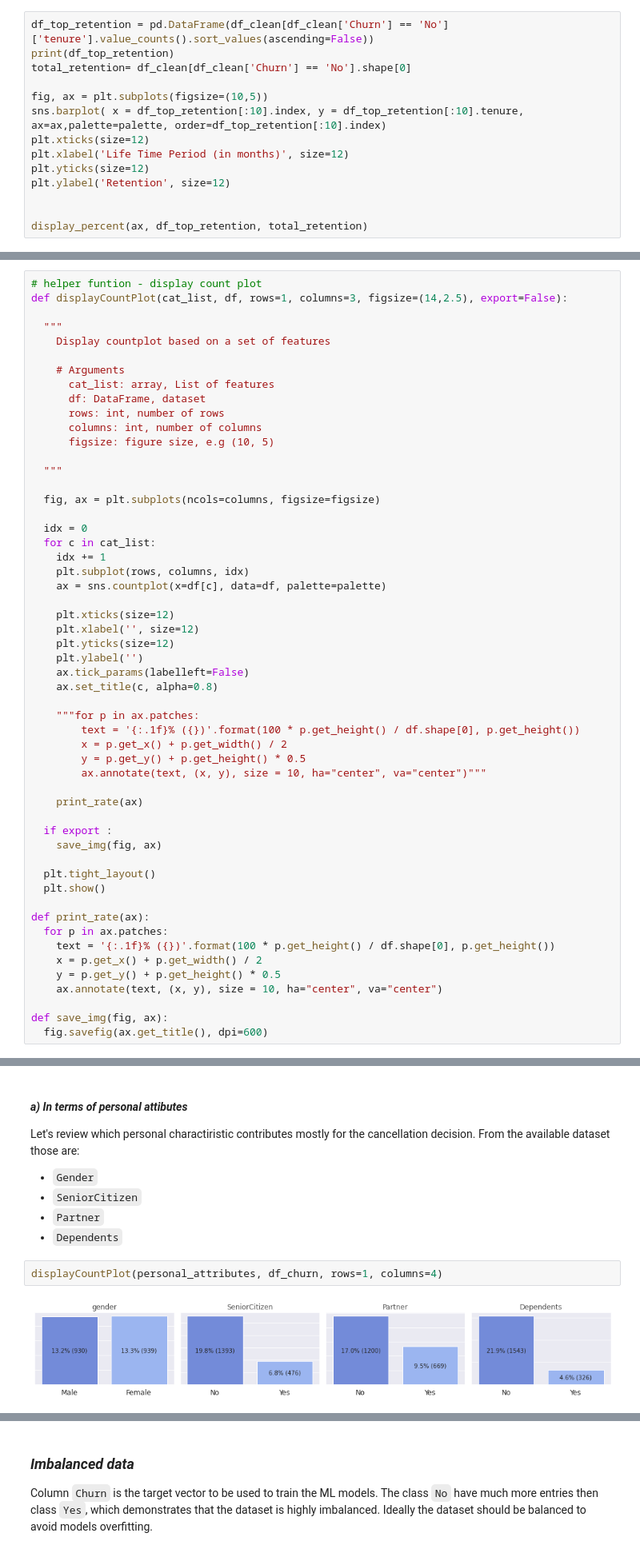
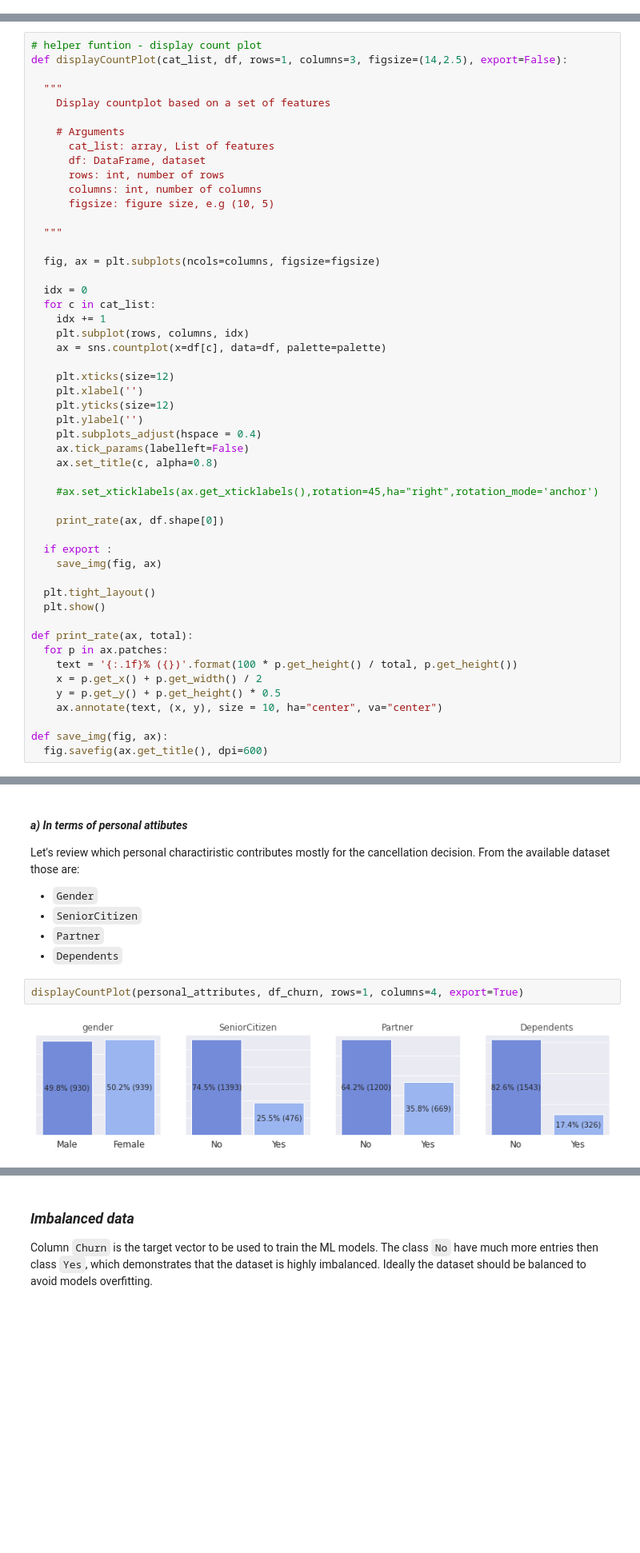
Before and after one commit to RadoBoiii/ds_handson, a Jupyter notebook: Telecom_Churn_Prediction.ipynb, the cells around one changed output, grey strips where cells are left out. Shown at 80% size. Saved outputs shown, nothing was run; the diff lists cells and outputs as text; blank space fills up the shorter version.

```diff
--- a/Telecom_Churn_Prediction.ipynb
+++ b/Telecom_Churn_Prediction.ipynb
@@ -371,14 +371,0 @@ sns_lifespan.figure.savefig("churn_rate_tenure.png", dpi=600)
-# %%
-df_top_retention = pd.DataFrame(df_clean[df_clean['Churn'] == 'No']['tenure'].value_counts().sort_values(ascending=False))
-print(df_top_retention)
-total_retention= df_clean[df_clean['Churn'] == 'No'].shape[0]
-
-fig, ax = plt.subplots(figsize=(10,5))
-sns.barplot( x = df_top_retention[:10].index, y = df_top_retention[:10].tenure, ax=ax,palette=palette, order=df_top_retention[:10].index)
-plt.xticks(size=12)
-plt.xlabel('Life Time Period (in months)', size=12)
-plt.yticks(size=12)
-plt.ylabel('Retention', size=12)
-
-
-display_percent(ax, df_top_retention, total_retention)
@@ -427,19 +398,16 @@ def displayCountPlot(cat_list, df, rows=1, columns=3, figsize=(14,2.5), export=F
     ax = sns.countplot(x=df[c], data=df, palette=palette)
 
     plt.xticks(size=12)
-    plt.xlabel('', size=12)
+    plt.xlabel('')
     plt.yticks(size=12)
     plt.ylabel('')
+    plt.subplots_adjust(hspace = 0.4)
     ax.tick_params(labelleft=False)
     ax.set_title(c, alpha=0.8)
 
-    """for p in ax.patches:
-        text = '{:.1f}% ({})'.format(100 * p.get_height() / df.shape[0], p.get_height())
-        x = p.get_x() + p.get_width() / 2
-        y = p.get_y() + p.get_height() * 0.5
-        ax.annotate(text, (x, y), size = 10, ha="center", va="center")"""
+    #ax.set_xticklabels(ax.get_xticklabels(),rotation=45,ha="right",rotation_mode='anchor')
 
-    print_rate(ax)
+    print_rate(ax, df.shape[0])
 
   if export :
     save_img(fig, ax)
@@ -447,9 +415,9 @@ def displayCountPlot(cat_list, df, rows=1, columns=3, figsize=(14,2.5), export=F
   plt.tight_layout()
   plt.show()
 
-def print_rate(ax):
+def print_rate(ax, total):
   for p in ax.patches:
-    text = '{:.1f}% ({})'.format(100 * p.get_height() / df.shape[0], p.get_height())
+    text = '{:.1f}% ({})'.format(100 * p.get_height() / total, p.get_height())
     x = p.get_x() + p.get_width() / 2
     y = p.get_y() + p.get_height() * 0.5
     ax.annotate(text, (x, y), size = 10, ha="center", va="center")
@@ -478,9 +446,9 @@ Let's review which personal charactiristic contributes mostly for the cancellati
 *   `Partner`
 *   `Dependents`
 # %%
-displayCountPlot(personal_attributes, df_churn, rows=1, columns=4)
+displayCountPlot(personal_attributes, df_churn, rows=1, columns=4, export=True)
 # %% [output]
-[figure, old version]
+[figure, new version]
 # %% [markdown]
 #### *b) In terms of services*
 
```
Also changed, not shown: parts of 17 cells of this notebook.
